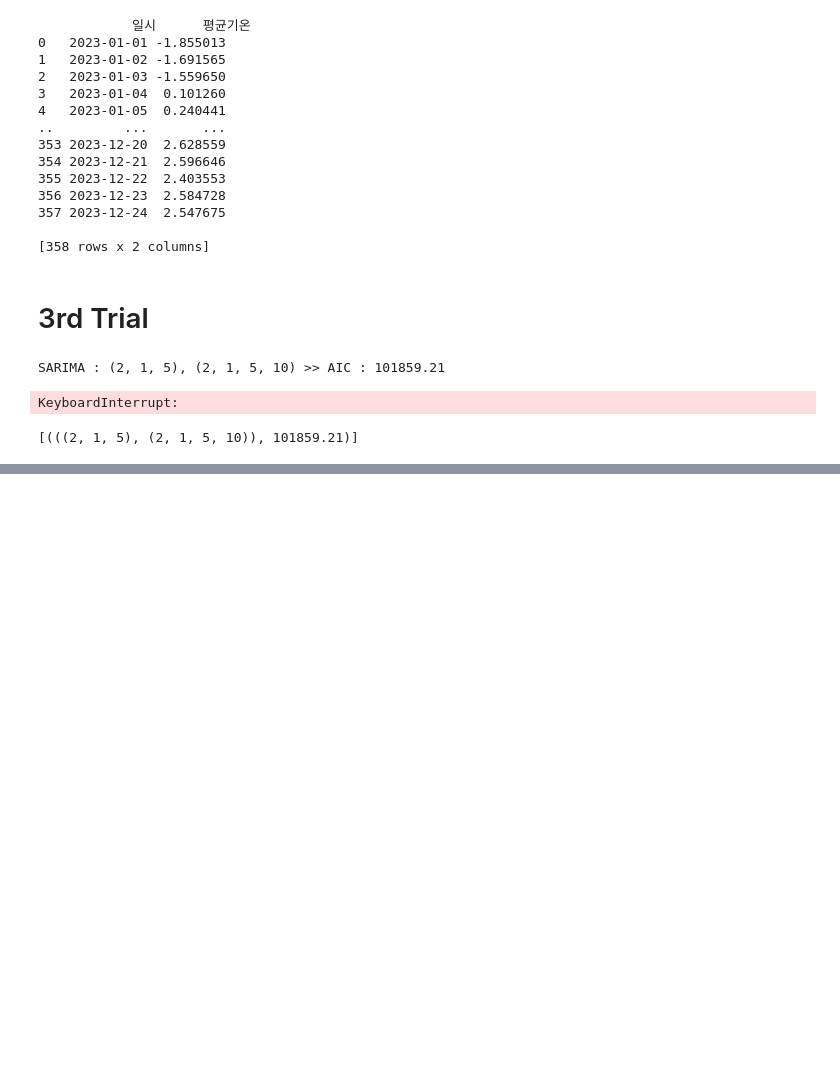
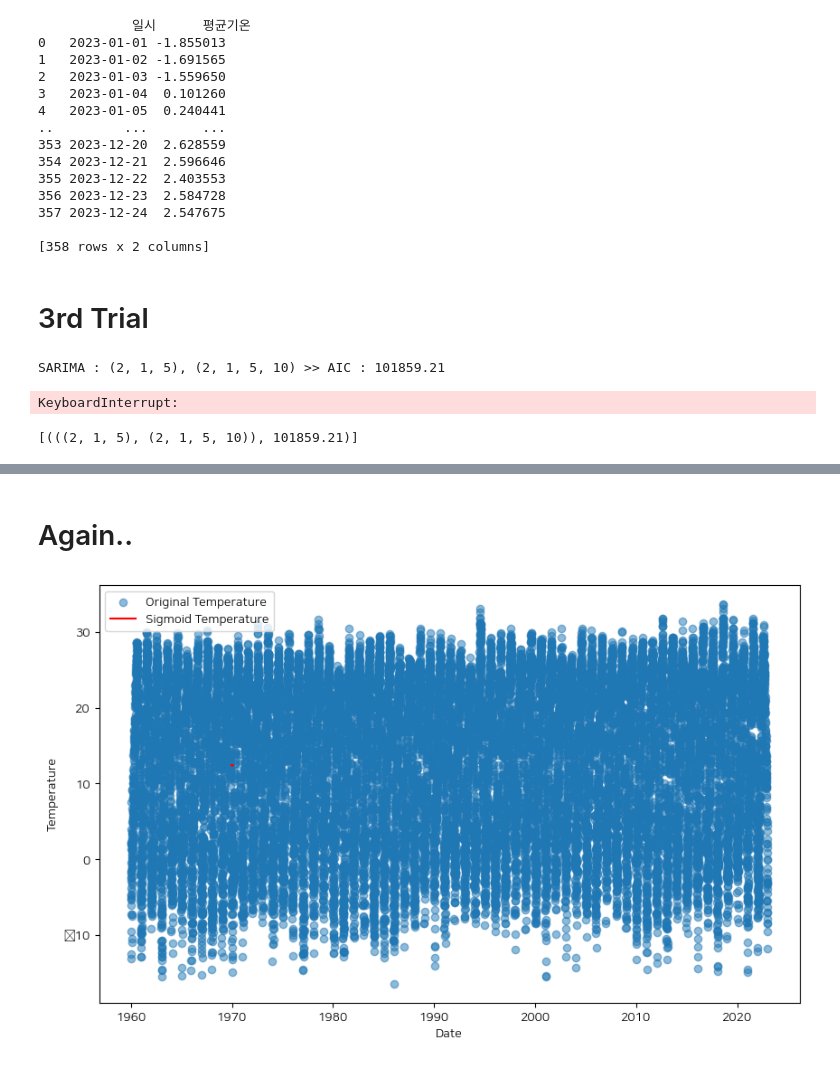
Before and after one commit to syl0702/dacon_seoul_climate, a Jupyter notebook: analysis.ipynb, the cells around one changed output, grey strips where cells are left out. Cells and saved outputs as stored; diff of their text form; code cells hidden in the pictures; blank space fills up the shorter version.

```diff
--- a/analysis.ipynb
+++ b/analysis.ipynb
@@ -573,0 +1314,39 @@ forecast_df.to_csv('sub_3.csv', index=False)
+# %% [markdown]
+# Again..
+# %%
+import pandas as pd
+import numpy as np
+from scipy.optimize import curve_fit
+
+# Assuming you have a DataFrame 'df' with columns 'Date' and 'Temperature'
+
+# Generate a sigmoid function
+def sigmoid(x, a, b, c, d):
+    return a / (1 + np.exp(-b * (x - c))) + d
+
+# Convert 'Date' column to datetime if it's not already in datetime format
+df1.index = pd.to_datetime(df1.index)
+
+# Normalize date values to a range between 0 and 1
+min_date = df1.index.min()
+max_date = df1.index.max()
+df1['Normalized_Date'] = (df1.index - min_date) / (max_date - min_date)
+
+# Fit the sigmoid function to your temperature data
+popt, _ = curve_fit(sigmoid, df1['Normalized_Date'], df1['평균기온'])
+
+# Create a new column with the sigmoid-transformed temperature values
+df1['Sigmoid_Temperature'] = sigmoid(df1['Normalized_Date'], *popt)
+
+# Plot the sigmoid transformation (optional)
+import matplotlib.pyplot as plt
+
+plt.figure(figsize=(10, 6))
+plt.scatter(df1.index, df1['평균기온'], label='Original Temperature', alpha=0.5)
+plt.plot(df1['평균기온'], df1['Sigmoid_Temperature'], color='red', label='Sigmoid Temperature')
+plt.xlabel('Date')
+plt.ylabel('Temperature')
+plt.legend()
+plt.show()
+# %% [output]
+[figure, added]
```
Also changed, not shown: parts of 95 cells of this notebook, 5 other files.
